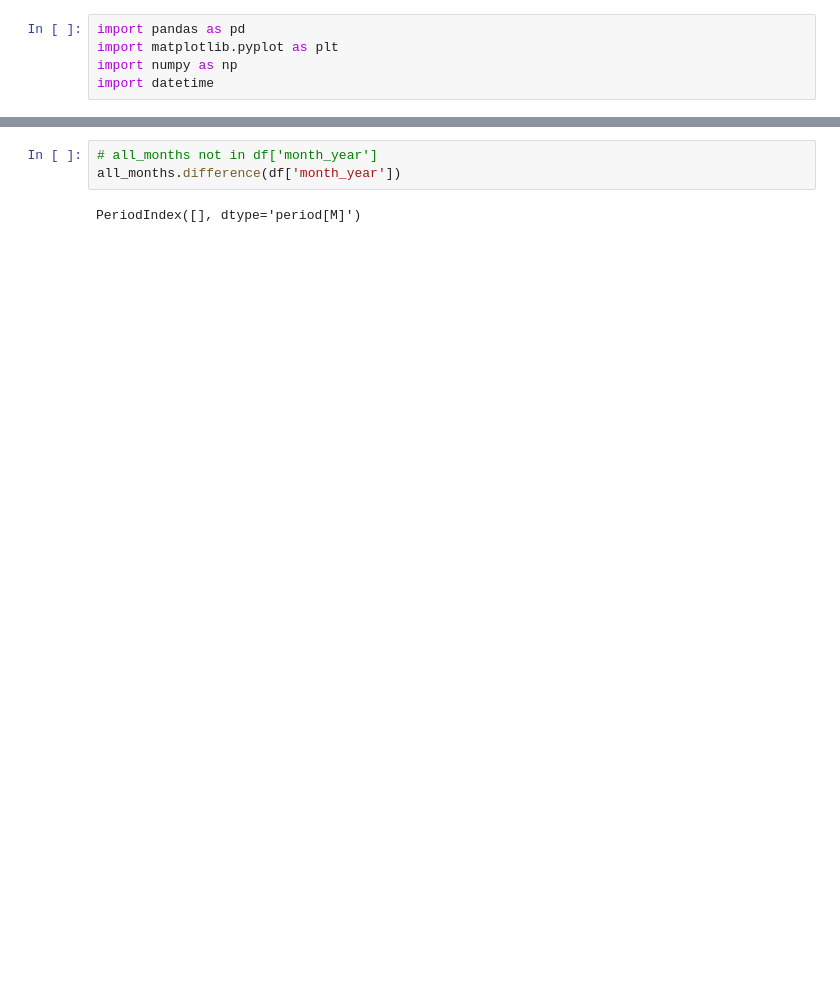
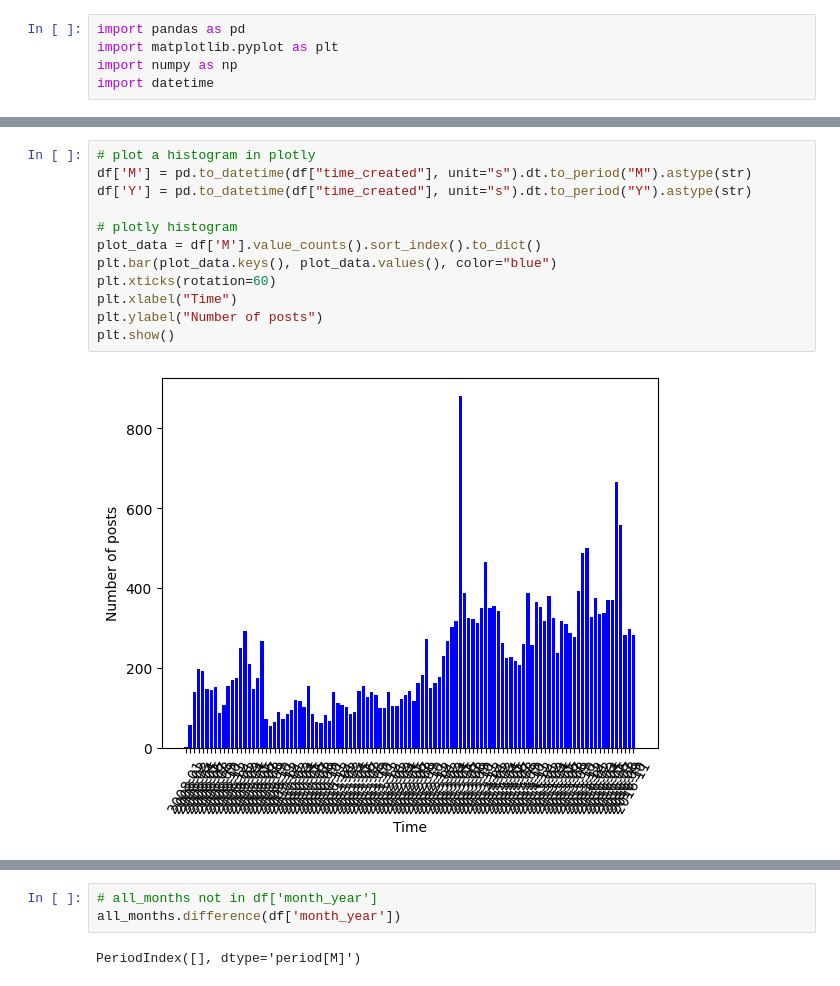
Before and after one commit to Lyncht98/riverstone-nlp-test, a Jupyter notebook: playground.ipynb, the cells around one changed output, grey strips where cells are left out. Drawn from its saved outputs; the diff is of its cells as text; blank space fills up the shorter version.

```diff
--- a/playground.ipynb
+++ b/playground.ipynb
@@ -22,0 +28,14 @@ PeriodIndex(['2008-01', '2008-02', '2008-03', '2008-04', '2008-05', '2008-06',
+# %%
+# plot a histogram in plotly
+df['M'] = pd.to_datetime(df["time_created"], unit="s").dt.to_period("M").astype(str)
+df['Y'] = pd.to_datetime(df["time_created"], unit="s").dt.to_period("Y").astype(str)
+
+# plotly histogram
+plot_data = df['M'].value_counts().sort_index().to_dict()
+plt.bar(plot_data.keys(), plot_data.values(), color="blue")
+plt.xticks(rotation=60)
+plt.xlabel("Time")
+plt.ylabel("Number of posts")
+plt.show()
+# %% [output]
+[figure, added]
```
Also changed, not shown: parts of 8 cells of this notebook, 1 other file.
